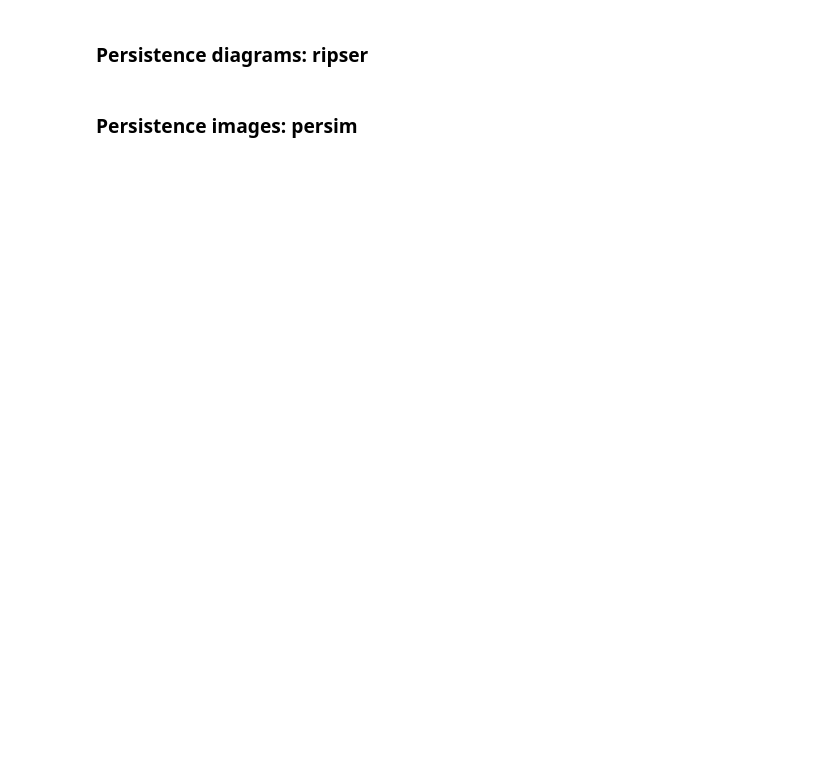
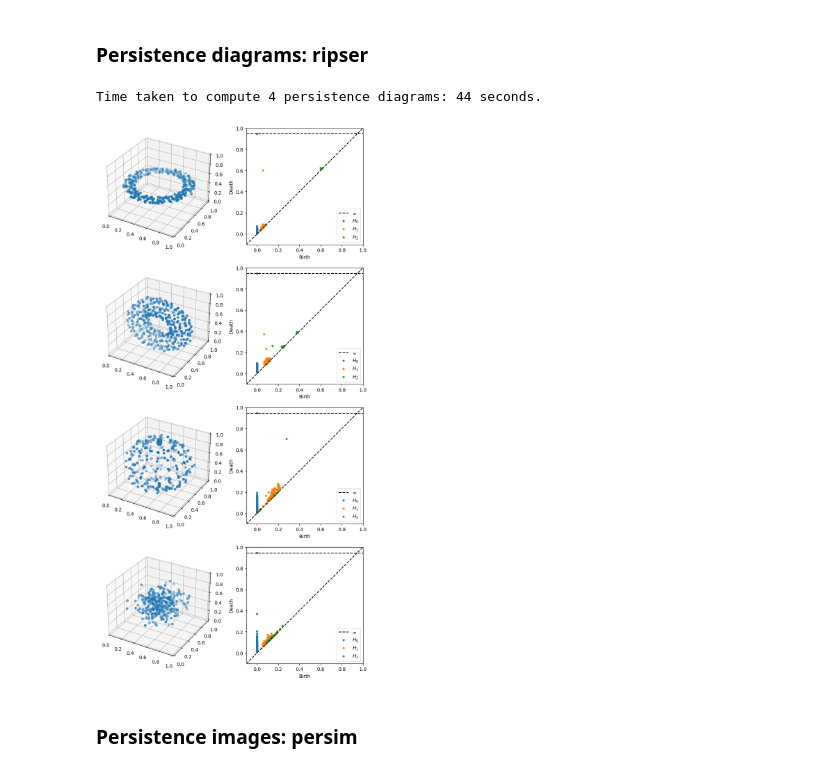
Before and after one commit to VillePuuska/KaggleExamples, a Jupyter notebook: tda-examples-persistent-homology.ipynb, the cells around one changed output. Cells and saved outputs as stored; diff of their text form; code cells hidden in the pictures; blank space fills up the shorter version.

```diff
--- a/tda-examples-persistent-homology.ipynb
+++ b/tda-examples-persistent-homology.ipynb
@@ -29,4 +119,24 @@ Successfully installed hopcroftkarp-1.2.5 persim-0.3.2 ripser-0.6.4 scikit-tda-1
 # %% [markdown]
 ### Persistence diagrams: ripser
+# %%
+start_time = time.time()
+dgm_list = [ripser(pc, maxdim=2)['dgms'] for pc in pc_list]
+print(f"Time taken to compute {len(pc_list)} persistence diagrams: {time.time()-start_time:.0f} seconds.")
+# %% [output]
+Time taken to compute 4 persistence diagrams: 44 seconds.
+# %%
+fig = plt.figure(figsize=(10, 20))
+for i, (pc, dgm) in enumerate(zip(pc_list, dgm_list)):
+    ax = fig.add_subplot(4, 2, 2*i+1, projection='3d')
+    ax.set_xlim(0, 1)
+    ax.set_ylim(0, 1)
+    ax.set_zlim(0, 1)
+    ax.scatter(pc[:,0], pc[:,1], pc[:,2])
+
+    ax = fig.add_subplot(4, 2, 2*i+2)
+    plot_diagrams(dgm, xy_range=[-0.1, 1., -0.1, 1.], show=False, ax=ax)
+plt.show();
+# %% [output]
+[figure, added]
 # %% [markdown]
 ### Persistence images: persim
```
Also changed, not shown: parts of 7 cells of this notebook.
